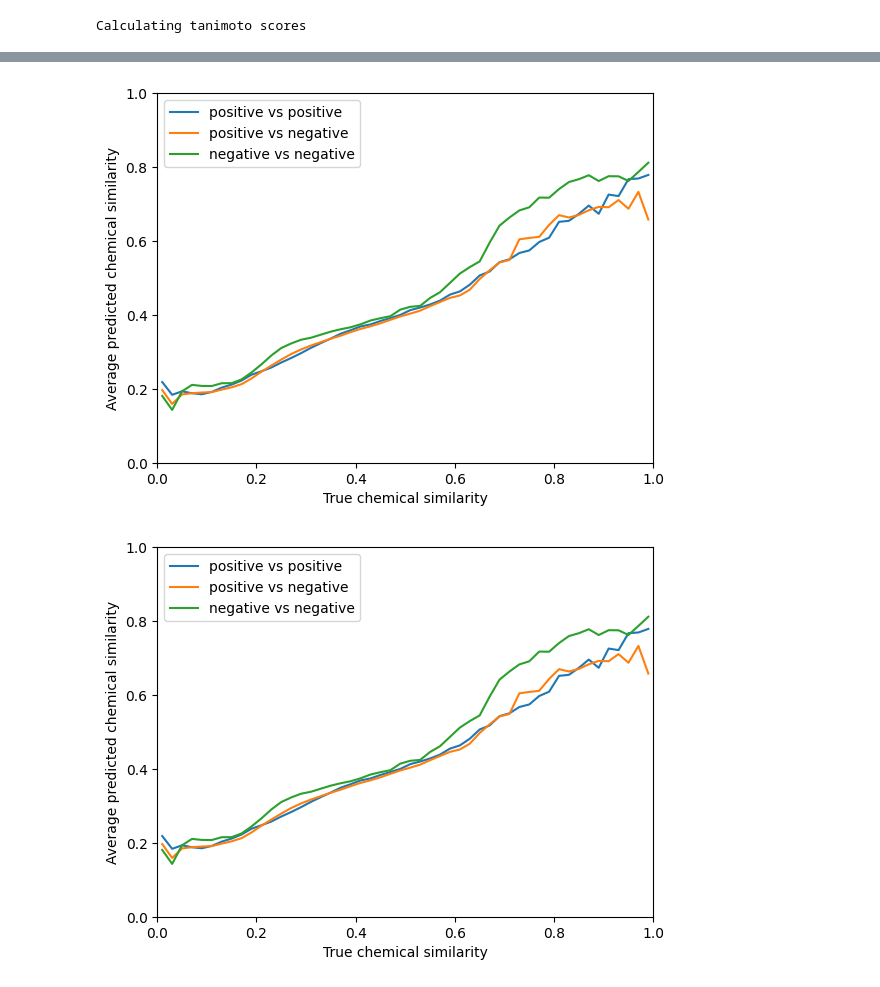
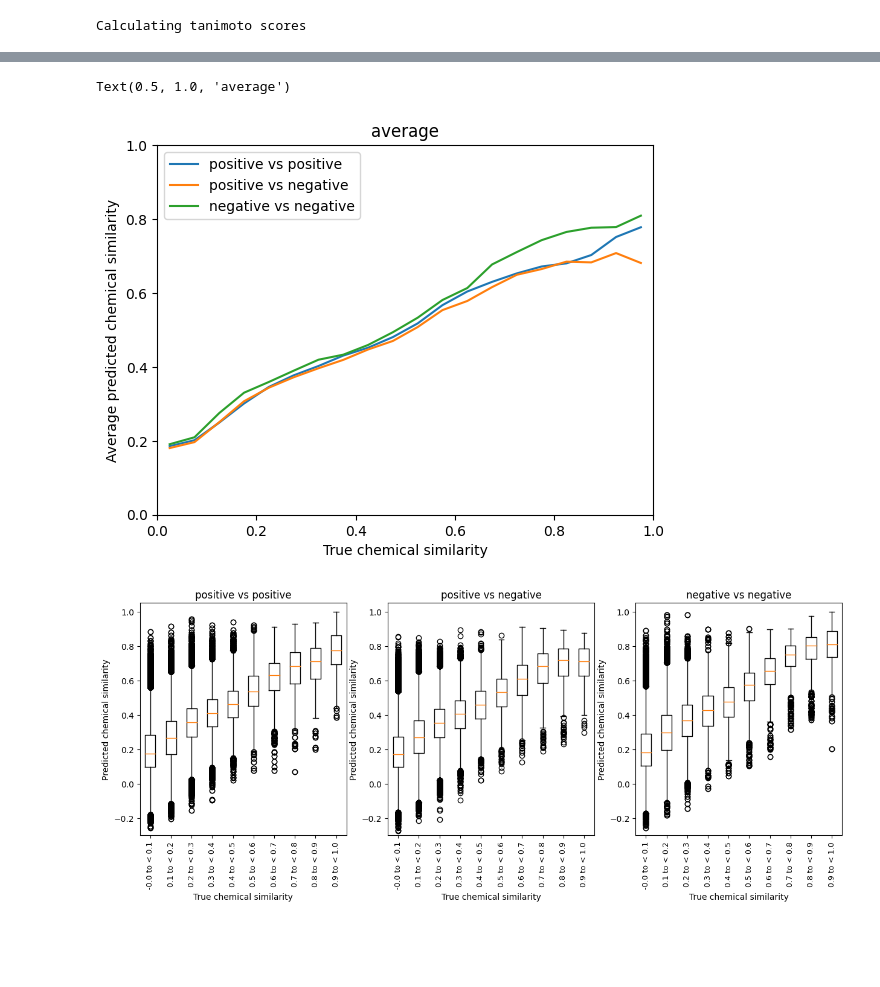
Before and after one commit to matchms/ms2deepscore, a Jupyter notebook: notebooks/model_benchmarking/create_benchmarking_plots.ipynb, the cells around one changed output, grey strips where cells are left out. Saved outputs shown, nothing was run; the diff lists cells and outputs as text; code cells hidden in the pictures; blank space fills up the shorter version.

```diff
--- a/notebooks/model_benchmarking/create_benchmarking_plots.ipynb
+++ b/notebooks/model_benchmarking/create_benchmarking_plots.ipynb
@@ -34,6 +34,5 @@ from matchms.importing import load_from_mgf
 from tqdm import tqdm
 import os
 
-
-pos_val = list(tqdm(load_from_mgf(pos_test_spectra_file_name)))
-neg_val = list(tqdm(load_from_mgf(neg_test_spectra_file_name)))
+pos_test = list(tqdm(load_from_mgf(pos_test_spectra_file_name)))
+neg_test = list(tqdm(load_from_mgf(neg_test_spectra_file_name)))
@@ -39,0 +42,5 @@ neg_val = list(tqdm(load_from_mgf(neg_test_spectra_file_name)))
+# %%
+pos_test_spectra = []
+for spectrum in pos_test:
+    if spectrum.get("inchikey")[:14] != "FTXGVGWYYREYSV":
+        pos_test_spectra.append(spectrum)
@@ -40,6 +49,6 @@ neg_val = list(tqdm(load_from_mgf(neg_test_spectra_file_name)))
 # %%
 from ms2deepscore.benchmarking.CalculateScoresBetweenAllIonmodes import CalculateScoresBetweenAllIonmodes
-scores_between_ionmodes = CalculateScoresBetweenAllIonmodes(model_file_name, pos_val, neg_val)
+scores_between_ionmodes = CalculateScoresBetweenAllIonmodes(model_file_name, pos_test_spectra, neg_test, fingerprint_type="daylight", n_bits_fingerprint=4096)
 # %% [output]
 Calculating embeddings
 Calculating similarity between embeddings
@@ -87,6 +97,67 @@ plot_loss_per_bin_multiple_benchmarks(scores_between_ionmodes.list_of_prediction
 # %%
 from ms2deepscore.benchmarking.plot_average_per_bin import plot_average_per_bin
-plot_average_per_bin(scores_between_ionmodes, 50)
+from matplotlib import pyplot as plt
+
+plot_average_per_bin(scores_between_ionmodes, 20)
+plt.title("average")
 # %% [output]
+Text(0.5, 1.0, 'average')
-[figure, old version]
+[figure, new version]
-[figure, removed]
+# %%
+from matplotlib import pyplot as plt
+
+from ms2deepscore.benchmarking.CalculateScoresBetweenAllIonmodes import CalculateScoresBetweenAllIonmodes
+from ms2deepscore.utils import create_evenly_spaced_bins
+import pandas as pd
+
+def plot_boxplot_per_bin(scores_between_ionmodes: CalculateScoresBetweenAllIonmodes, nr_of_bins):
+    bins = create_evenly_spaced_bins(nr_of_bins)
+    bin_centers = [(bin_borders[0] + bin_borders[1])/2 for bin_borders in bins]
+    fig, axes = plt.subplots(1, 3, figsize=(15, 5))
+
+
+    for i, predictions_and_tanimoto_scores in enumerate(scores_between_ionmodes.list_of_predictions_and_tanimoto_scores()):
+        average_predictions = predictions_and_tanimoto_scores.get_average_prediction_per_inchikey_pair()
+        predictions_per_bin = get_predictions_per_bin(predictions_and_tanimoto_scores, average_predictions, bins)
+        axes[i].boxplot(predictions_per_bin, positions=np.arange(len(bins)))
+
+        axes[i].set_xlabel("True chemical similarity")
+        axes[i].set_ylabel("Predicted chemical similarity")
+        axes[i].set_xticks(np.arange(len(bins)),
+               [f"{a:.1f} to < {b:.1f}" for (a, b) in bins], fontsize=9, rotation='vertical')
+        axes[i].set_title(predictions_and_tanimoto_scores.label)
+        axes[i].set_ylim((-0.3,1.05))
+    return fig
+
+def get_predictions_per_bin(predictions_and_tanimoto_scores,
+                            average_per_inchikey_pair: pd.DataFrame,
+                            tanimoto_bins: np.ndarray):
+    """Compute average loss per Tanimoto score bin
+
+    Parameters
+    ----------
+    average_per_inchikey_pair
+        Precalculated average (prediction or loss) per inchikey pair
+    ref_score_bins
+        Bins for the reference score to evaluate the performance of scores. in the form [(0.0, 0.1), (0.1, 0.2) ...]
+    """
+    average_predictions = average_per_inchikey_pair.to_numpy()
+
+    sorted_bins = sorted(tanimoto_bins, key=lambda b: b[0])
+
+    bins = [bin_pair[0] for bin_pair in sorted_bins]
+    bins.append(sorted_bins[-1][1])
+
+    digitized = np.digitize(predictions_and_tanimoto_scores.tanimoto_df, bins, right=True)
+    predictions_per_bin = []
+    for i, bin_edges in tqdm(enumerate(sorted_bins), desc="Selecting available inchikey pairs per bin"):
+        row_idxs, col_idxs = np.where(digitized == i+ 1)
+        predictions_in_this_bin = average_predictions[row_idxs, col_idxs]
+        predictions_in_this_bin_not_nan = predictions_in_this_bin[~np.isnan(predictions_in_this_bin)]
+        predictions_per_bin.append(predictions_in_this_bin_not_nan)
+    return predictions_per_bin
+fig = plot_boxplot_per_bin(scores_between_ionmodes, 10)
+fig.savefig("./figures_benchmarking/boxplots.svg", bbox_inches="tight")
+fig.show()
+# %% [output]
+[figure, added]
```
Also changed, not shown: parts of 9 cells of this notebook, 2 other files.
